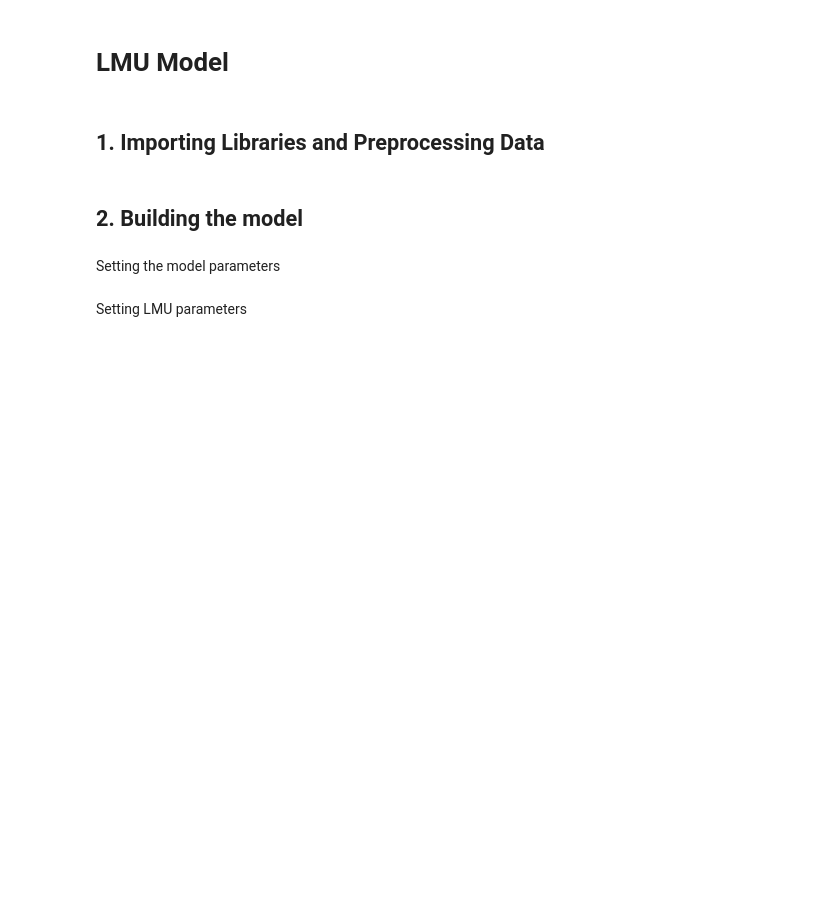
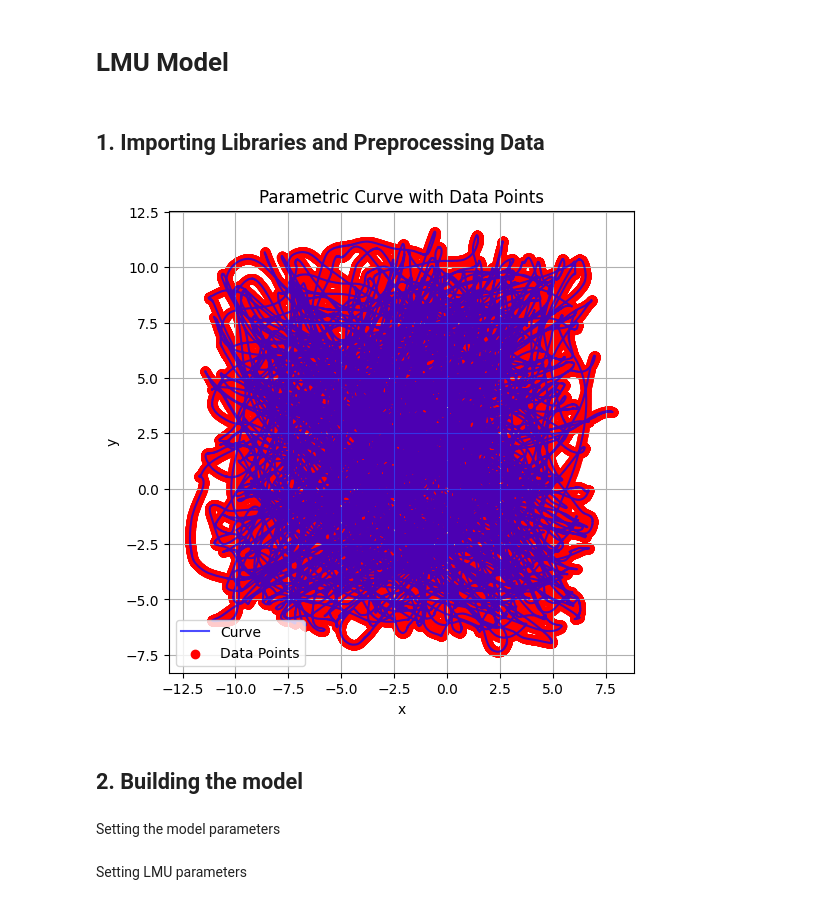
Before and after one commit to WAT-ai/BCI-Signal-Decoding, a Jupyter notebook: src/LMU - Basis/LMU_AA2.ipynb, the cells around one changed output. Drawn from its saved outputs; the diff is of its cells as text; code cells hidden in the pictures; blank space fills up the shorter version.

```diff
--- a/src/LMU - Basis/LMU_AA2.ipynb
+++ b/src/LMU - Basis/LMU_AA2.ipynb
@@ -40,8 +40,36 @@ kinem_matrix_t = kinem_matrix.transpose().to_numpy()
 
 kinem_vel = df.loc[:, 'x_velocity':'y_velocity']
 
+inp = loadmat('/Users/anny/Code/Wat_ai/BCI-Signal-Decoding/Data Extraction/matlab-files/source_data/raw/MM_S1_raw.mat')
+
+# Apparently Scipy allows us to pull from mat files??? Crazy
+# Albeit the notation is horrific
+t = inp['cont']['t'][0][0][:,0]
+x_pos = inp['cont']['pos'][0][0][:,0]
+y_pos = inp['cont']['pos'][0][0][:,1]
+
 A = activity_matrix_t    # n_neurons x n_timepoints
-Y = kinem_matrix_t    # n_kinematics x n_timepoints
+Y = kinem_vel.transpose().to_numpy()    # n_kinematics x n_timepoints
+# %%
+A.shape
+# apply clipping?
+# integration over the acceleration twice to get velocity + position
+
+t = np.linspace(0, len(x_pos))  # Fewer points for a clearer plot
+
+# Plot the parametric curve with data points
+plt.figure(figsize=(6, 6))
+plt.plot(x_pos, y_pos, linestyle="-", color="blue", alpha=0.7, label="Curve")
+plt.scatter(x_pos, y_pos, color="red", label="Data Points")
+
+# Labels and title
+plt.xlabel("x")
+plt.ylabel("y")
+plt.title("Parametric Curve with Data Points")
+plt.legend()
+plt.grid(True)
+# %% [output]
+[figure, added]
 # %% [markdown]
 ## 2. Building the model
 # %% [markdown]
```
Also changed, not shown: parts of 1 cell of this notebook.
